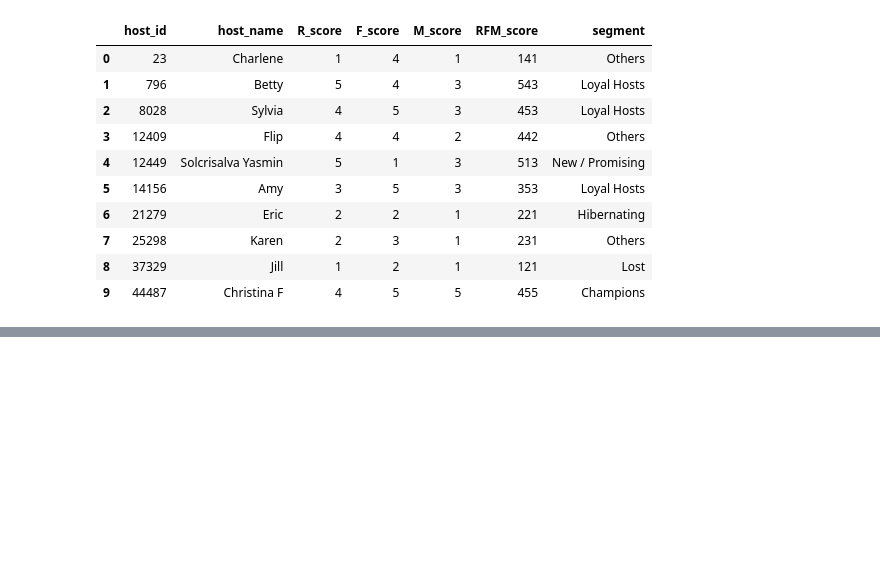
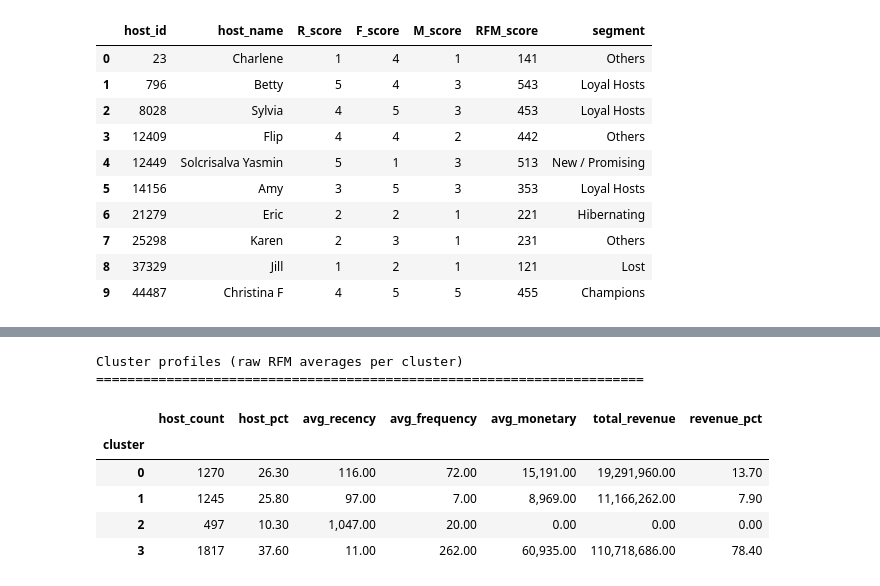
Before and after one commit to Cijan540/my-project-2-rfm-segmentation, a Jupyter notebook: rfm_analysis.ipynb, the cells around one changed output, grey strips where cells are left out. Cells and saved outputs as stored; diff of their text form; code cells hidden in the pictures; blank space fills up the shorter version.

```diff
--- a/rfm_analysis.ipynb
+++ b/rfm_analysis.ipynb
@@ -554,0 +920,35 @@ Segments assigned to 4,829 hosts
+# %%
+# Compute centroid values in original (un-transformed) units so each cluster
+# can be interpreted as a business profile.
+# kmeans_log.cluster_centers_ gives centroids in log-transformed, standardized space —
+# not directly interpretable. Instead, compute the average raw RFM values per cluster.
+
+cluster_profile = rfm.groupby('cluster').agg(
+    host_count    = ('host_id', 'count'),
+    avg_recency   = ('recency', 'mean'),
+    avg_frequency = ('frequency', 'mean'),
+    avg_monetary  = ('monetary', 'mean'),
+    total_revenue = ('monetary', 'sum')
+).round(0).astype({'host_count': int})
+
+# Add proportional context
+cluster_profile['host_pct']    = (cluster_profile['host_count'] / len(rfm) * 100).round(1)
+cluster_profile['revenue_pct'] = (cluster_profile['total_revenue'] / cluster_profile['total_revenue'].sum() * 100).round(1)
+
+# Reorder columns for readability
+cluster_profile = cluster_profile[['host_count', 'host_pct',
+                                    'avg_recency', 'avg_frequency', 'avg_monetary',
+                                    'total_revenue', 'revenue_pct']]
+
+print("Cluster profiles (raw RFM averages per cluster)")
+print("=" * 70)
+cluster_profile
+# %% [output]
+Cluster profiles (raw RFM averages per cluster)
+======================================================================
+|  | host_count | host_pct | avg_recency | avg_frequency | avg_monetary | total_revenue | revenue_pct |
+| cluster |  |  |  |  |  |  |  |
+| 0 | 1270 | 26.30 | 116.00 | 72.00 | 15,191.00 | 19,291,960.00 | 13.70 |
+| 1 | 1245 | 25.80 | 97.00 | 7.00 | 8,969.00 | 11,166,262.00 | 7.90 |
+| 2 | 497 | 10.30 | 1,047.00 | 20.00 | 0.00 | 0.00 | 0.00 |
+| 3 | 1817 | 37.60 | 11.00 | 262.00 | 60,935.00 | 110,718,686.00 | 78.40 |
```
Also changed, not shown: parts of 16 cells of this notebook, 1 other file.
